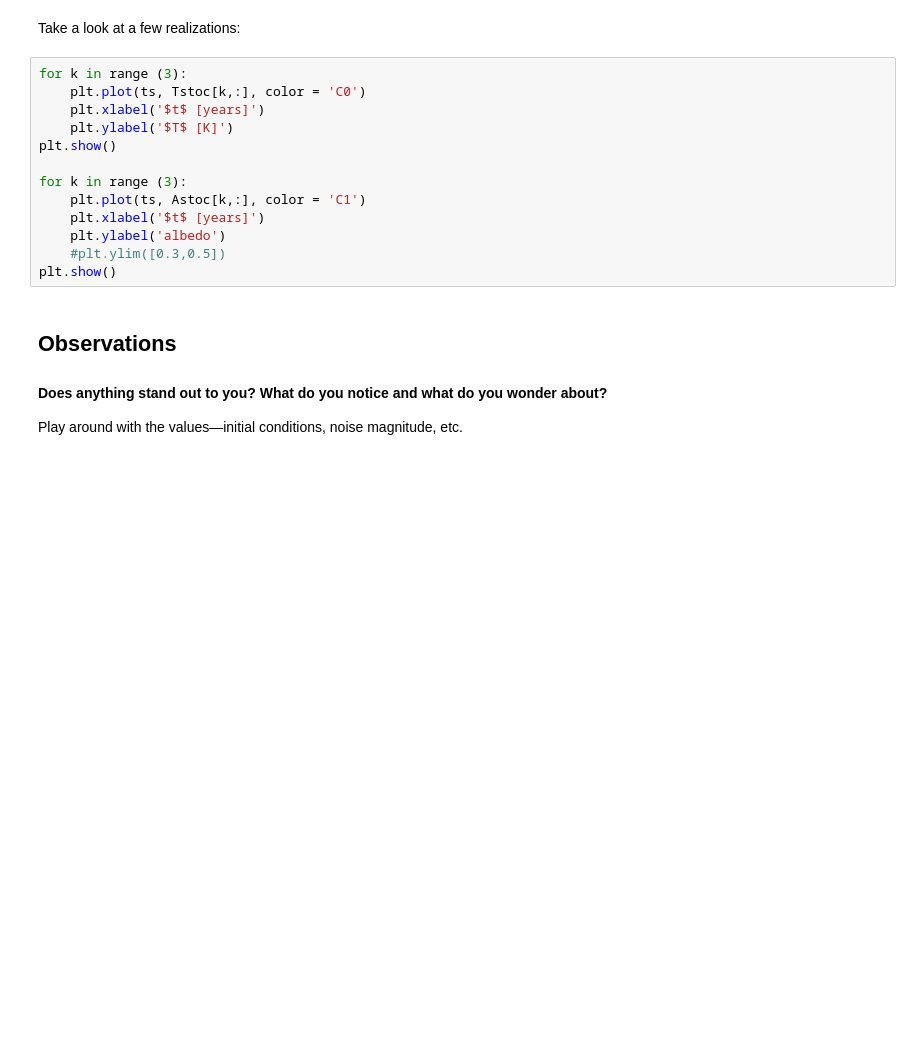
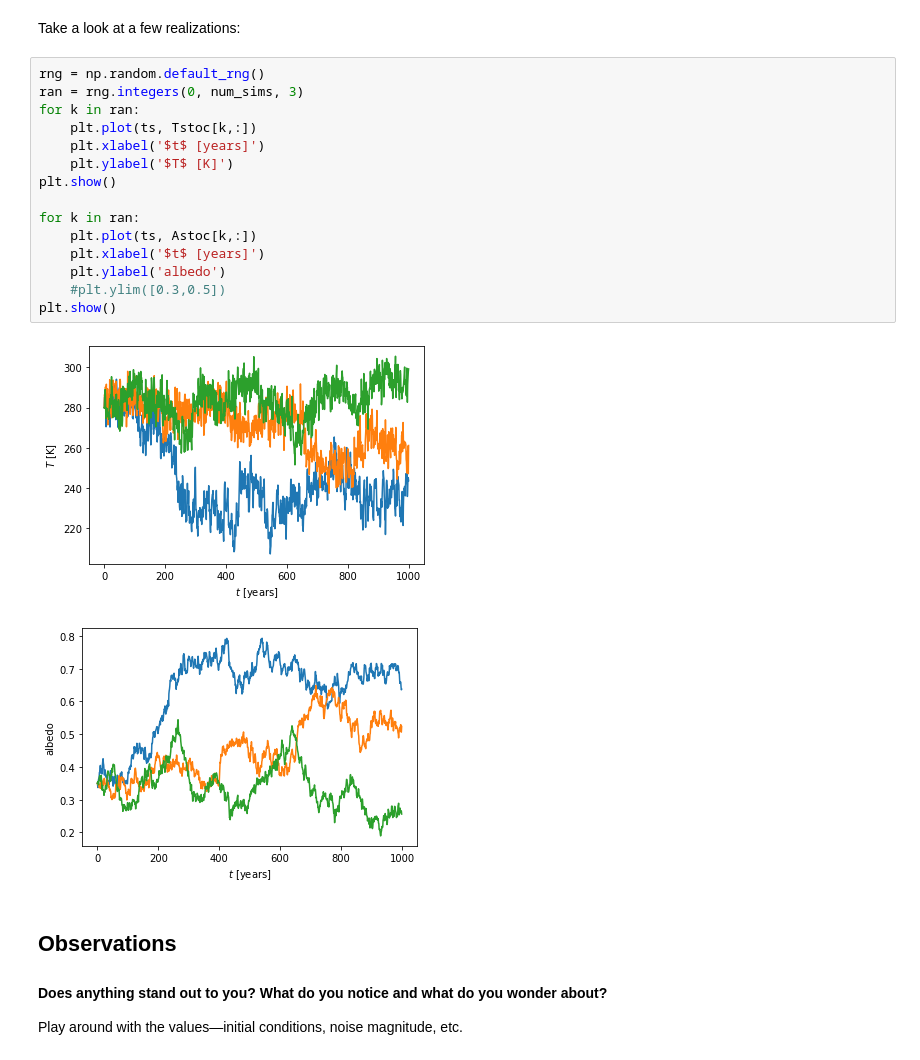
Before and after one commit to nishantsule/Planetary-Energy-Balance, a Jupyter notebook: EnergyBalance_Stochastic_v2.ipynb, the cells around one changed output. Saved outputs shown, nothing was run; the diff lists cells and outputs as text; blank space fills up the shorter version.

```diff
--- a/EnergyBalance_Stochastic_v2.ipynb
+++ b/EnergyBalance_Stochastic_v2.ipynb
@@ -200,18 +206,23 @@ for k in range(num_sims):
 # %% [markdown]
 Take a look at a few realizations:
 # %%
-for k in range (3):
-    plt.plot(ts, Tstoc[k,:], color = 'C0')
+rng = np.random.default_rng()
+ran = rng.integers(0, num_sims, 3)
+for k in ran:
+    plt.plot(ts, Tstoc[k,:])
     plt.xlabel('$t$ [years]')
     plt.ylabel('$T$ [K]')
 plt.show()
 
-for k in range (3):
-    plt.plot(ts, Astoc[k,:], color = 'C1')
+for k in ran:
+    plt.plot(ts, Astoc[k,:])
     plt.xlabel('$t$ [years]')
     plt.ylabel('albedo')
     #plt.ylim([0.3,0.5])
 plt.show()
+# %% [output]
+[figure, added]
+[figure, added]
 # %% [markdown]
 ## Observations
 #### Does anything stand out to you? What do you notice and what do you wonder about?
```
Also changed, not shown: parts of 7 cells of this notebook.
